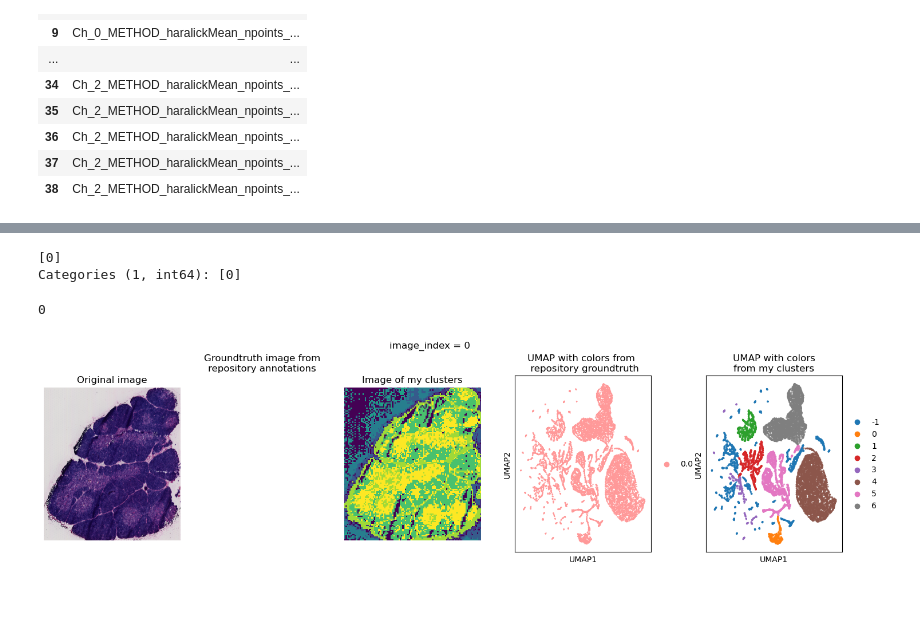
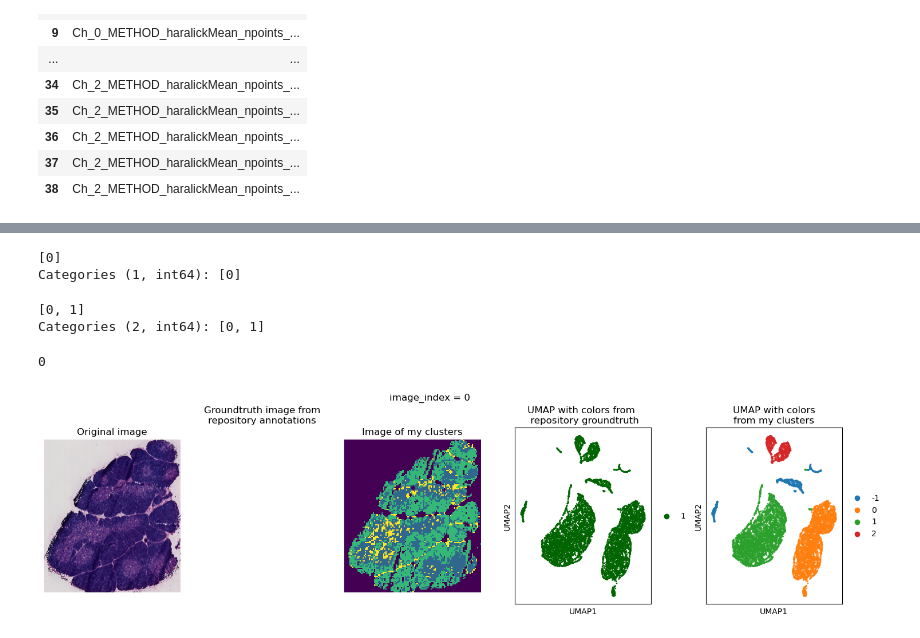
Before and after one commit to spectralnanodiamond/HaralickTextureFinder, a Jupyter notebook: 2022-11-10_UMAP_and_clustering.ipynb, the cells around one changed output, grey strips where cells are left out. Saved outputs shown, nothing was run; the diff lists cells and outputs as text; code cells hidden in the pictures; blank space fills up the shorter version.

```diff
--- a/2022-11-10_UMAP_and_clustering.ipynb
+++ b/2022-11-10_UMAP_and_clustering.ipynb
@@ -252,0 +253,15 @@ datetime.timedelta(microseconds=20750)
+# %%
+if 'Groundtruth' in df_OBS.columns:
+    df_OBS.drop('Groundtruth', axis=1, inplace=True)
+directory_gt = '../../2023-07-06_groundtruth_creation/2023-09-04_simple_bg_removal/'
+filename_gt = 'V11J11-099__Z4_FO3_01__A1_size_242_resolution_242.npy'
+gt = np.load(directory_gt + filename_gt)
+plt.imshow(gt)
+plt.show()
+
+gt_1d = np.zeros(len(df_OBS), dtype=int)
+for i, (x0, x1) in enumerate(zip(df_OBS['X0'], df_OBS['X1'])):
+    gt_1d[i] = gt[x0, x1]
+df_OBS['Groundtruth']  = gt_1d
+df_OBS['Groundtruth'] = pd.Categorical(df_OBS['Groundtruth'])
+display(df_OBS)
@@ -253,15 +283,18 @@ datetime.timedelta(microseconds=20750)
 # %%
-pd.unique(df_OBS['original_index'])
+display(pd.unique(df_OBS['original_index']))
+display(pd.unique(df_OBS['Groundtruth']))
 # %% [output]
 [0]
 Categories (1, int64): [0]
+[0, 1]
+Categories (2, int64): [0, 1]
 # %%
 included_images_list = [0]
 #included_images_list = [50, 594, 406, 418, 267, 290, 474, 231, 498, 217, 309, 544]
 
 for C, this_image_index in enumerate(included_images_list):
     list_of_index_img0 = df_OBS.index[(df_OBS['original_index'].isin([this_image_index])) &
-                                     (~df_OBS['Groundtruth'].isin([]))] #can add zero in here to remove the background class
+                                     (~df_OBS['Groundtruth'].isin([0]))] #can add zero in here to remove the background class
     print(this_image_index)
     y = X[list_of_index_img0.astype(int)]
     anndata_concat = ad.AnnData(X=y, obs=df_OBS.loc[list_of_index_img0], var=df_VAR, dtype=np.float32)
@@ -295,7 +328,7 @@ for C, this_image_index in enumerate(included_images_list):
     dims = (np.max(anndata_concat.obs['X0']) + 1, np.max(anndata_concat.obs['X1']) + 1)
     heatmap = uf.create_heatmap_from_list_of_coords(dims, anndata_concat.obs['X0'], anndata_concat.obs['X1'],
                                            anndata_concat.obs['HDBScan_UMAP_clusters'], scale_up = 1,
-                                           bg_value=-2, dtype=np.uint8)
+                                           bg_value=-1, dtype=np.uint8)
 #    this_colors_dict = {key:value for key, value in zip(anndata_concat.obs['HDBScan_UMAP_clusters'].cat.categories,
 #                                                                                        anndata_concat.uns['HDBScan_UMAP_clusters_colors'])}
 #    this_colors_dict = dict_colors
@@ -333,31 +366,31 @@ for C, this_image_index in enumerate(included_images_list):
     img_name = pd.unique(anndata_concat.obs['output_filename'])[0]
     img = skimage.io.imread(directory_images + img_name)
     ax[0].imshow(img)
     ax[0].axis('off')
     ax[0].set_title('Original image')
     sc.pl.umap(anndata_concat, color=['Groundtruth'],
                  palette=dict_colors, show=False, alpha=1, ax=ax[6],
               title='UMAP with colors from \n repository groundtruth')
     sc.pl.umap(anndata_concat, color=['HDBScan_UMAP_clusters'],
                  size=20, show=False, alpha=0.8, ax=ax[8],
               title='UMAP with colors\nfrom my clusters')
 #    ax[2].imshow(annotated_recolor, interpolation='none')
     ax[2].axis('off')
     ax[2].set_title('Groundtruth image from\nrepository annotations')
 #    ax[4].imshow(heatmap_recolor, interpolation='none')
     ax[4].imshow(heatmap, interpolation='none')
     ax[4].axis('off')
     ax[4].set_title('Image of my clusters')
     for this_ax in [ax[1], ax[3], ax[5], ax[7]]:
         this_ax.axis('off')
     plt.suptitle('image_index = ' + str(this_image_index), y=1.03)
     plt.savefig('image_index_' + str(this_image_index) + '.png', dpi=400, bbox_inches='tight', pad_inches=0.01)
     plt.show()
 
 
     np.save(directory_output_masks + 'C_' + str(C) + '_Imageindex_' + str(this_image_index) + '_ints', heatmap)
     np.save(directory_output_masks + 'C_' + str(C) + '_Imageindex_' + str(this_image_index) + '_rgb', heatmap_recolor)
 #    break
 # %% [output]
 0
-[figure, old version]
+[figure, new version]
```
Also changed, not shown: parts of 2 cells of this notebook, 5 other files.
